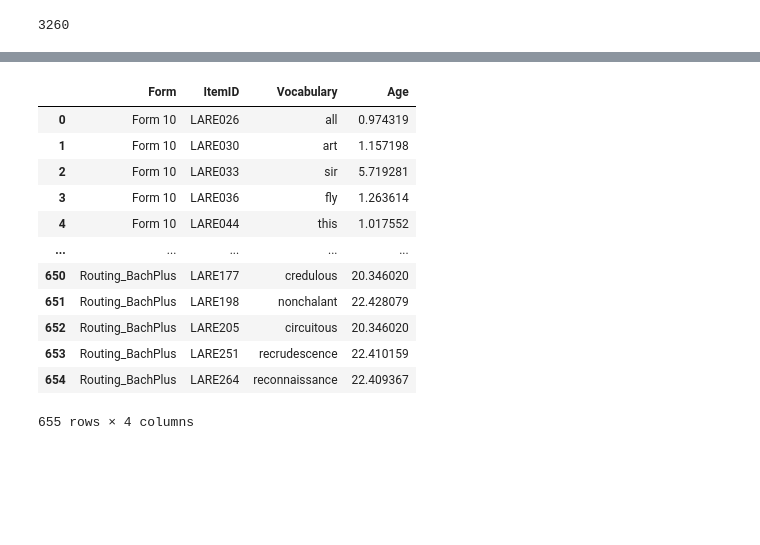
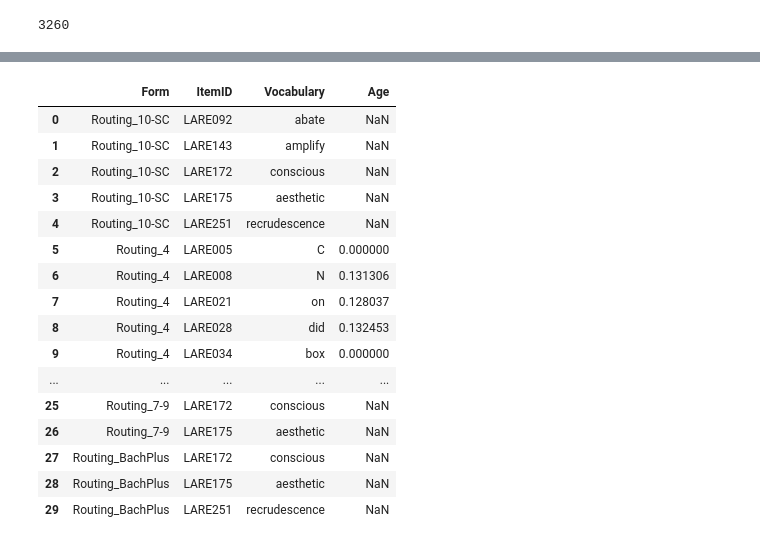
Before and after one commit to tianchu-shu/NWMSS, a Jupyter notebook: NIHTB_Norming/OR_norm.ipynb, the cells around one changed output, grey strips where cells are left out. Drawn from its saved outputs; the diff is of its cells as text; code cells hidden in the pictures; blank space fills up the shorter version.

```diff
--- a/NIHTB_Norming/OR_norm.ipynb
+++ b/NIHTB_Norming/OR_norm.ipynb
@@ -27,4 +27,5 @@ orn.shape
 #Importing the FormWords
 xls =  pd.read_excel('C:/Users/tsb7592/Box/Norming Psychometrics/Data Dictionaries/R/OR/OR Forms for Norming 07.08.2020_WithWords.xlsx',sheet_name = "Formatted_Forms")
 # %%
-xls
+#routing forms are everything that contain “Routing_” in the column Form in FormWords. Remember that routing form item IDs overlap with Live Form item IDs so you can’t just do a match across all items taken.
+xls=xls[xls['Form'].str.contains("Routing")]
@@ -101,3 +102,5 @@ rv.head()
+# %%
+four = reg[reg.Age<=4]
 # %%
-df =pd.merge(rv, reg, on=['RegistrationID', 'PIN','DeviceID'], how='left')
+df4 =pd.merge(rv, four, on=['RegistrationID', 'PIN','DeviceID'])
 # %%
@@ -107,0 +111,2 @@ df.shape
+# %%
+df4 =df4[(df4.Position >=3) & (df4.Position <=7)]
@@ -159,20 +181,24 @@ ct
 # %%
-st=df.groupby(['Form','ItemID','Vocabulary'])['Age'].std().reset_index()
+st=df4.groupby(['Form','ItemID','Vocabulary'])['Age'].std().reset_index()
 st
 # %% [output]
 |  | Form | ItemID | Vocabulary | Age |
-| 0 | Form 10 | LARE026 | all | 0.974319 |
-| 1 | Form 10 | LARE030 | art | 1.157198 |
-| 2 | Form 10 | LARE033 | sir | 5.719281 |
-| 3 | Form 10 | LARE036 | fly | 1.263614 |
-| 4 | Form 10 | LARE044 | this | 1.017552 |
+| 0 | Routing_10-SC | LARE092 | abate | NaN |
+| 1 | Routing_10-SC | LARE143 | amplify | NaN |
+| 2 | Routing_10-SC | LARE172 | conscious | NaN |
+| 3 | Routing_10-SC | LARE175 | aesthetic | NaN |
+| 4 | Routing_10-SC | LARE251 | recrudescence | NaN |
+| 5 | Routing_4 | LARE005 | C | 0.000000 |
+| 6 | Routing_4 | LARE008 | N | 0.131306 |
+| 7 | Routing_4 | LARE021 | on | 0.128037 |
+| 8 | Routing_4 | LARE028 | did | 0.132453 |
+| 9 | Routing_4 | LARE034 | box | 0.000000 |
 | ... | ... | ... | ... | ... |
-| 650 | Routing_BachPlus | LARE177 | credulous | 20.346020 |
-| 651 | Routing_BachPlus | LARE198 | nonchalant | 22.428079 |
-| 652 | Routing_BachPlus | LARE205 | circuitous | 20.346020 |
-| 653 | Routing_BachPlus | LARE251 | recrudescence | 22.410159 |
-| 654 | Routing_BachPlus | LARE264 | reconnaissance | 22.409367 |
+| 25 | Routing_7-9 | LARE172 | conscious | NaN |
+| 26 | Routing_7-9 | LARE175 | aesthetic | NaN |
+| 27 | Routing_BachPlus | LARE172 | conscious | NaN |
+| 28 | Routing_BachPlus | LARE175 | aesthetic | NaN |
+| 29 | Routing_BachPlus | LARE251 | recrudescence | NaN |
-655 rows × 4 columns
 # %%
 age =df.groupby(['Form','ItemID','Vocabulary'])['Age'].mean().reset_index()
 age
```
Also changed, not shown: parts of 14 cells of this notebook.
